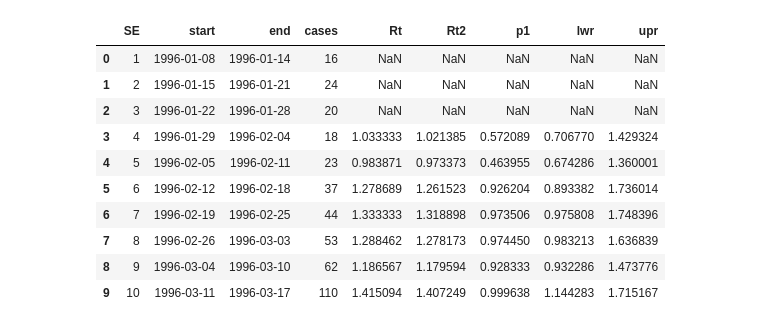
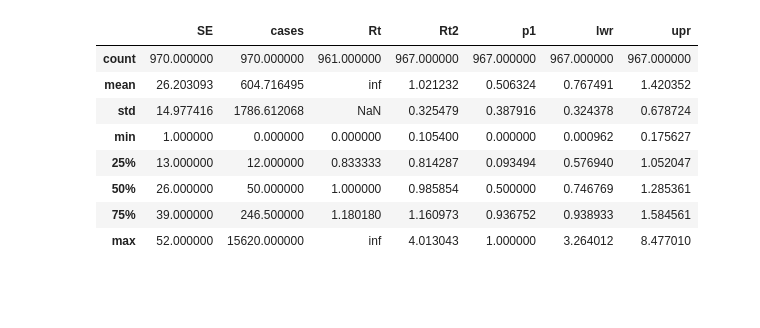
Before and after one commit to fccoelho/paperLM1, a Jupyter notebook: DATA/beta series.ipynb, the cells around one changed output. Saved outputs shown, nothing was run; the diff lists cells and outputs as text; code cells hidden in the pictures; blank space fills up the shorter version.

```diff
--- a/DATA/beta series.ipynb
+++ b/DATA/beta series.ipynb
@@ -8,15 +6,14 @@ WARNING: pylab import has clobbered these variables: ['beta']
-# %%
-df = pd.read_csv('data_Rt_dengue_complete.csv')
-df[:10]
-# %% [output]
-|  | SE | start | end | cases | Rt | Rt2 | p1 | lwr | upr |
-| 0 | 1 | 1996-01-08 | 1996-01-14 | 16 | NaN | NaN | NaN | NaN | NaN |
-| 1 | 2 | 1996-01-15 | 1996-01-21 | 24 | NaN | NaN | NaN | NaN | NaN |
-| 2 | 3 | 1996-01-22 | 1996-01-28 | 20 | NaN | NaN | NaN | NaN | NaN |
-| 3 | 4 | 1996-01-29 | 1996-02-04 | 18 | 1.033333 | 1.021385 | 0.572089 | 0.706770 | 1.429324 |
-| 4 | 5 | 1996-02-05 | 1996-02-11 | 23 | 0.983871 | 0.973373 | 0.463955 | 0.674286 | 1.360001 |
-| 5 | 6 | 1996-02-12 | 1996-02-18 | 37 | 1.278689 | 1.261523 | 0.926204 | 0.893382 | 1.736014 |
-| 6 | 7 | 1996-02-19 | 1996-02-25 | 44 | 1.333333 | 1.318898 | 0.973506 | 0.975808 | 1.748396 |
-| 7 | 8 | 1996-02-26 | 1996-03-03 | 53 | 1.288462 | 1.278173 | 0.974450 | 0.983213 | 1.636839 |
-| 8 | 9 | 1996-03-04 | 1996-03-10 | 62 | 1.186567 | 1.179594 | 0.928333 | 0.932286 | 1.473776 |
-| 9 | 10 | 1996-03-11 | 1996-03-17 | 110 | 1.415094 | 1.407249 | 0.999638 | 1.144283 | 1.715167 |
+# %%
+df = pd.read_csv('data_Rt_dengue_complete.csv', parse_dates=True, index_col=1)
+df.SE = list(map(lambda x:int(str(x)[-2:]), df.SE))
+df.describe()
+# %% [output]
+|  | SE | cases | Rt | Rt2 | p1 | lwr | upr |
+| count | 970.000000 | 970.000000 | 961.000000 | 967.000000 | 967.000000 | 967.000000 | 967.000000 |
+| mean | 26.203093 | 604.716495 | inf | 1.021232 | 0.506324 | 0.767491 | 1.420352 |
+| std | 14.977416 | 1786.612068 | NaN | 0.325479 | 0.387916 | 0.324378 | 0.678724 |
+| min | 1.000000 | 0.000000 | 0.000000 | 0.105400 | 0.000000 | 0.000962 | 0.175627 |
+| 25% | 13.000000 | 12.000000 | 0.833333 | 0.814287 | 0.093494 | 0.576940 | 1.052047 |
+| 50% | 26.000000 | 50.000000 | 1.000000 | 0.985854 | 0.500000 | 0.746769 | 1.285361 |
+| 75% | 39.000000 | 246.500000 | 1.180180 | 1.160973 | 0.936752 | 0.938933 | 1.584561 |
+| max | 52.000000 | 15620.000000 | inf | 4.013043 | 1.000000 | 3.264012 | 8.477010 |
```
Also changed, not shown: parts of 8 cells of this notebook.
